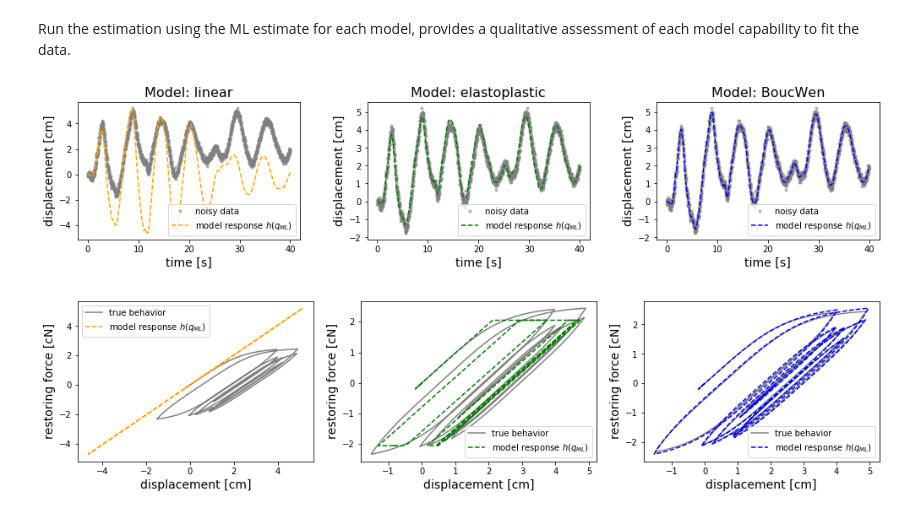
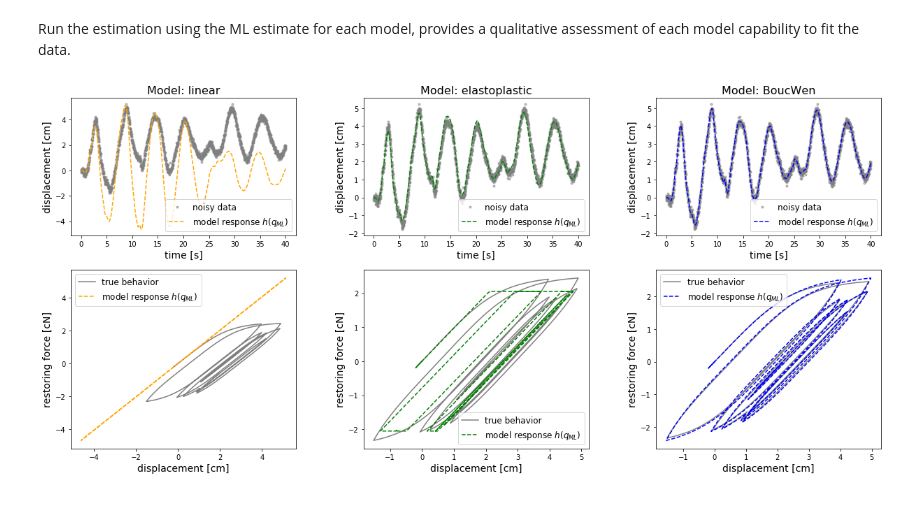
Before and after one commit to SURGroup/UQpy_paper, a Jupyter notebook: Inference/Model_Selection.ipynb, the cells around one changed output. Cells and saved outputs as stored; diff of their text form; code cells hidden in the pictures.

```diff
--- a/Inference/Model_Selection.ipynb
+++ b/Inference/Model_Selection.ipynb
@@ -139,35 +140,30 @@ Probability: 1.0
 Run the estimation using the ML estimate for each model, provides a qualitative assessment of each model capability to fit the data.
 # %%
 # Compare runs with the various models
-fig, ax = plt.subplots(ncols=3, figsize=(17, 3))
-fig_2, ax_2 = plt.subplots(ncols=3, figsize=(17, 3.5))
+fig, ax = plt.subplots(ncols=3, nrows=2, figsize=(17, 8.),  gridspec_kw={'height_ratios': [1, 1.3]})
 colors = ['orange', 'green', 'blue']
 
 true_response = RunModel(model_script='utils_dynamics.py', model_object_name='sdof_boucwen_RP', scale_factor=scale,
                          return_Rf=True, samples=true_params.reshape((1, -1))).qoi_list[0]
 for i, model_object_name in enumerate(['sdof_linear_RP', 'sdof_elastoplastic_RP', 'sdof_boucwen_RP']):
     response = RunModel(model_script='utils_dynamics.py', model_object_name=model_object_name, scale_factor=scale,
                         return_Rf=True, samples=mles[i].reshape((1, -1))).qoi_list[0]
-    ax[i].plot(time_vec, data_noisy, color='grey', linestyle='none', marker='.', alpha=0.5, label='noisy data')
-    ax[i].plot(time_vec, response[0], color=colors[i], linestyle='--', label='model response $h(q_{ML})$')
-    ax[i].set_ylabel('displacement [cm]', fontsize=14)
-    ax[i].set_xlabel('time [s]', fontsize=14)
-    ax[i].legend(fontsize=10)
-    ax[i].set_title('Model: '+candidate_models[i].name, fontsize=16)
+    ax[0][i].plot(time_vec, data_noisy, color='grey', linestyle='none', marker='.', alpha=0.5, label='noisy data')
+    ax[0][i].plot(time_vec, response[0], color=colors[i], linestyle='--', label='model response $h(q_{ML})$')
+    ax[0][i].set_ylabel('displacement [cm]', fontsize=14)
+    ax[0][i].set_xlabel('time [s]', fontsize=14)
+    ax[0][i].legend(fontsize=12)
+    ax[0][i].set_title('Model: '+candidate_models[i].name, fontsize=16)
 
-    ax_2[i].plot(true_response[0], true_response[1], color='grey', label='true behavior')
-    ax_2[i].plot(response[0], response[1], color=colors[i], linestyle='--', label='model response $h(q_{ML})$')
-    ax_2[i].set_xlabel('displacement [cm]', fontsize=14)
-    ax_2[i].set_ylabel('restoring force [cN]', fontsize=14)
-    ax_2[i].legend(fontsize=10)
+    ax[1][i].plot(true_response[0], true_response[1], color='grey', label='true behavior')
+    ax[1][i].plot(response[0], response[1], color=colors[i], linestyle='--', label='model response $h(q_{ML})$')
+    ax[1][i].set_xlabel('displacement [cm]', fontsize=14)
+    ax[1][i].set_ylabel('restoring force [cN]', fontsize=14)
+    ax[1][i].legend(fontsize=12)
 
-#fig.tight_layout()
+fig.tight_layout()
 fig.subplots_adjust(wspace = 0.3)
+fig.savefig('model_selection.png')
 plt.show(fig)
-
-#fig_2.tight_layout()
-fig_2.subplots_adjust(wspace = 0.3)
-plt.show(fig_2)
 # %% [output]
-[figure, old version]
+[figure, new version]
-[figure, removed]
```
Also changed, not shown: parts of 1 cell of this notebook, 9 other files.
